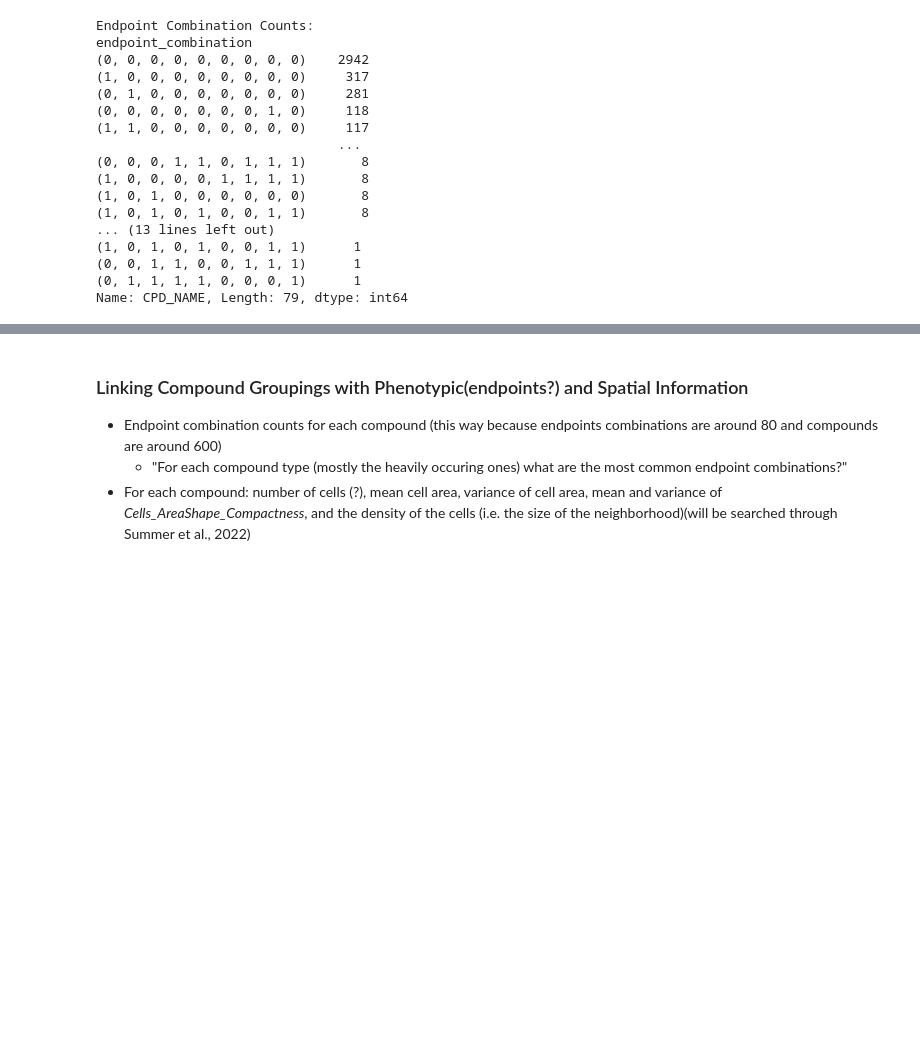
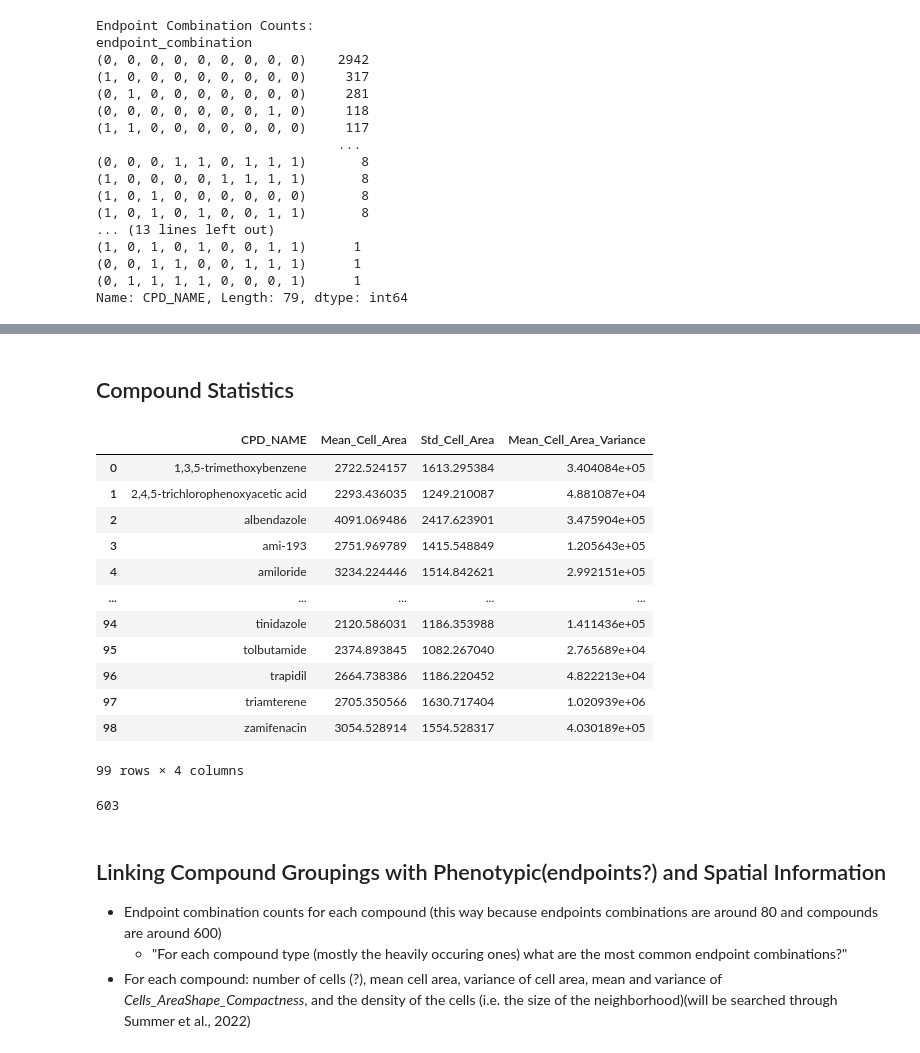
Before and after one commit to emreguler97/project-vermeer, a Jupyter notebook: project_vermeer.ipynb, the cells around one changed output, grey strips where cells are left out. Drawn from its saved outputs; the diff is of its cells as text; code cells hidden in the pictures; blank space fills up the shorter version.

```diff
--- a/project_vermeer.ipynb
+++ b/project_vermeer.ipynb
@@ -797,5 +831,33 @@ Name: CPD_NAME, Length: 79, dtype: int64
+# %% [markdown]
+## Compound Statistics
+# %%
+compound_area_stats = biomorph_24278.groupby('CPD_NAME').agg(
+    Mean_Cell_Area=('Cells_AreaShape_Area_Mean', 'mean'),
+    Std_Cell_Area=('Cells_AreaShape_Area_Std', 'mean'),
+    Mean_Cell_Area_Variance=('Cells_AreaShape_Area_Std', 'var')  # Optional: to also include variance of std deviations across fields
+).reset_index()
+
+compound_area_stats
+# %% [output]
+|  | CPD_NAME | Mean_Cell_Area | Std_Cell_Area | Mean_Cell_Area_Variance |
+| 0 | 1,3,5-trimethoxybenzene | 2722.524157 | 1613.295384 | 3.404084e+05 |
+| 1 | 2,4,5-trichlorophenoxyacetic acid | 2293.436035 | 1249.210087 | 4.881087e+04 |
+| 2 | albendazole | 4091.069486 | 2417.623901 | 3.475904e+05 |
+| 3 | ami-193 | 2751.969789 | 1415.548849 | 1.205643e+05 |
+| 4 | amiloride | 3234.224446 | 1514.842621 | 2.992151e+05 |
+| ... | ... | ... | ... | ... |
+| 94 | tinidazole | 2120.586031 | 1186.353988 | 1.411436e+05 |
+| 95 | tolbutamide | 2374.893845 | 1082.267040 | 2.765689e+04 |
+| 96 | trapidil | 2664.738386 | 1186.220452 | 4.822213e+04 |
+| 97 | triamterene | 2705.350566 | 1630.717404 | 1.020939e+06 |
+| 98 | zamifenacin | 3054.528914 | 1554.528317 | 4.030189e+05 |
+99 rows × 4 columns
+# %%
+len(biomorph.CPD_NAME.unique())
+# %% [output]
+603
 # %% [markdown]
-### Linking Compound Groupings with Phenotypic(endpoints?) and Spatial Information
+## Linking Compound Groupings with Phenotypic(endpoints?) and Spatial Information
 - Endpoint combination counts for each compound (this way because endpoints combinations are around 80 and compounds are around 600)
     - "For each compound type (mostly the heavily occuring ones) what are the most common endpoint combinations?"
 - For each compound: number of cells (?), mean cell area, variance of cell area, mean and variance of *Cells_AreaShape_Compactness*, and the density of the cells (i.e. the size of the neighborhood)(will be searched through Summer et al., 2022)
```
Also changed, not shown: parts of 66 cells of this notebook.
